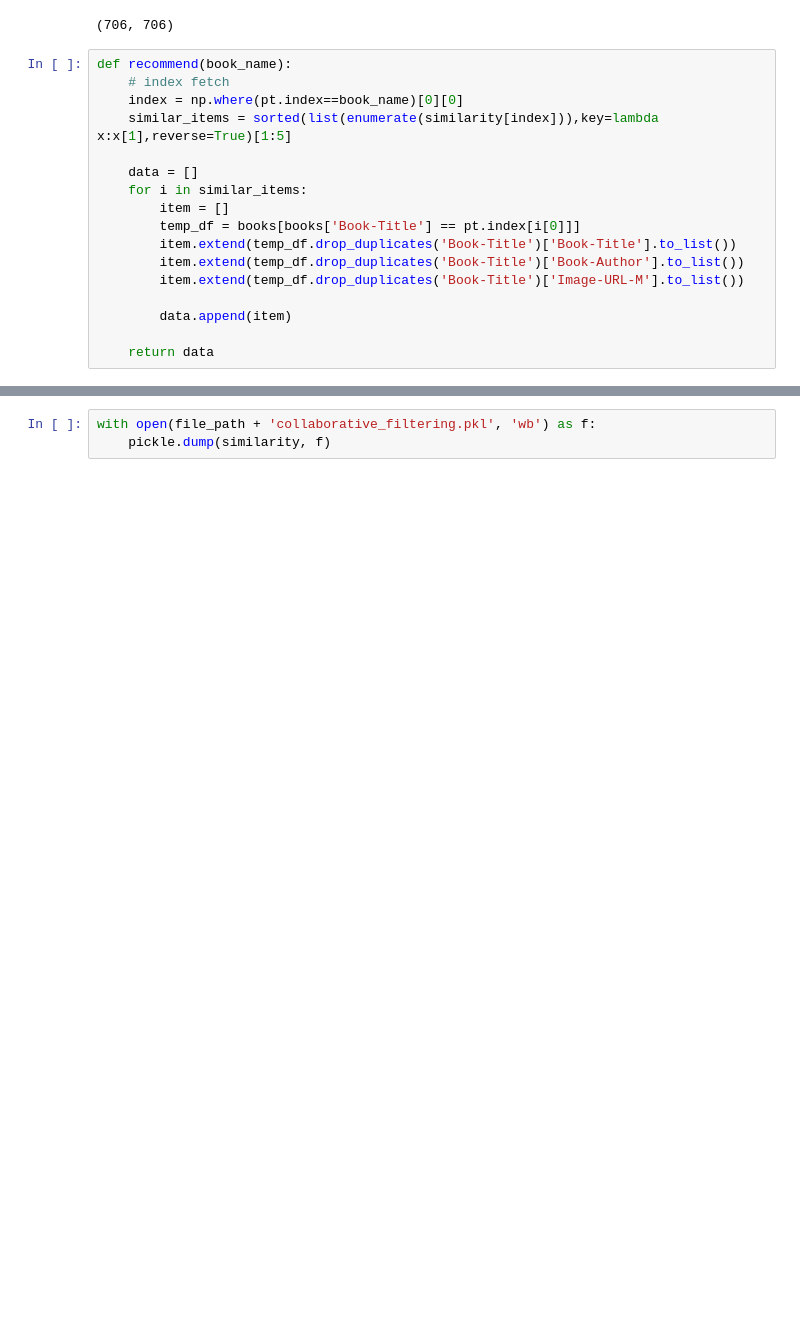
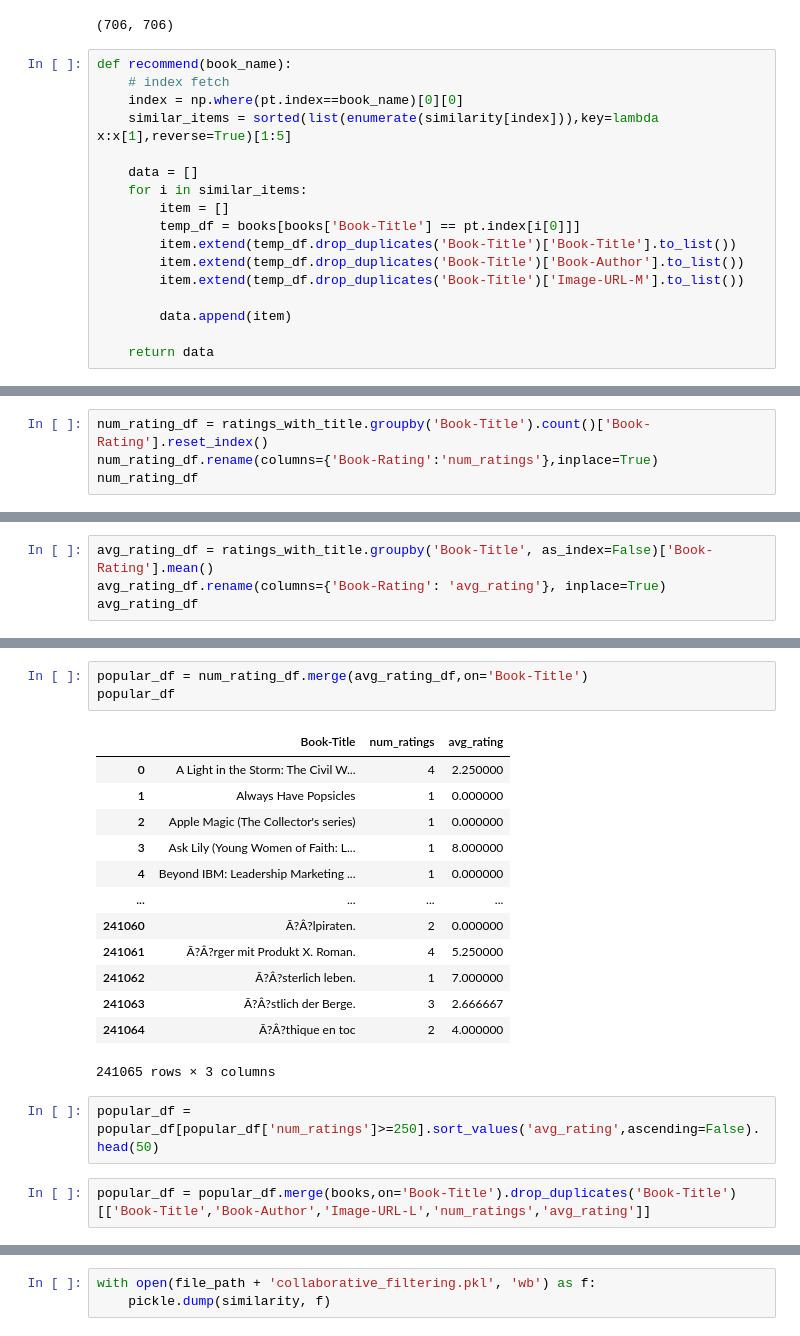
Before and after one commit to hanselijahv/book-recommendation-system, a Jupyter notebook: data_processing.ipynb, the cells around one changed output, grey strips where cells are left out. Saved outputs shown, nothing was run; the diff lists cells and outputs as text; blank space fills up the shorter version.

```diff
--- a/data_processing.ipynb
+++ b/data_processing.ipynb
@@ -139,0 +275,4 @@ recommend('1984')
+# %%
+num_rating_df = ratings_with_title.groupby('Book-Title').count()['Book-Rating'].reset_index()
+num_rating_df.rename(columns={'Book-Rating':'num_ratings'},inplace=True)
+num_rating_df
@@ -139,0 +293,4 @@ recommend('1984')
+# %%
+avg_rating_df = ratings_with_title.groupby('Book-Title', as_index=False)['Book-Rating'].mean()
+avg_rating_df.rename(columns={'Book-Rating': 'avg_rating'}, inplace=True)
+avg_rating_df
@@ -139,0 +311,21 @@ recommend('1984')
+# %%
+popular_df = num_rating_df.merge(avg_rating_df,on='Book-Title')
+popular_df
+# %% [output]
+|  | Book-Title | num_ratings | avg_rating |
+| 0 | A Light in the Storm: The Civil W... | 4 | 2.250000 |
+| 1 | Always Have Popsicles | 1 | 0.000000 |
+| 2 | Apple Magic (The Collector's series) | 1 | 0.000000 |
+| 3 | Ask Lily (Young Women of Faith: L... | 1 | 8.000000 |
+| 4 | Beyond IBM: Leadership Marketing ... | 1 | 0.000000 |
+| ... | ... | ... | ... |
+| 241060 | Ã?Â?lpiraten. | 2 | 0.000000 |
+| 241061 | Ã?Â?rger mit Produkt X. Roman. | 4 | 5.250000 |
+| 241062 | Ã?Â?sterlich leben. | 1 | 7.000000 |
+| 241063 | Ã?Â?stlich der Berge. | 3 | 2.666667 |
+| 241064 | Ã?Â?thique en toc | 2 | 4.000000 |
+241065 rows × 3 columns
+# %%
+popular_df = popular_df[popular_df['num_ratings']>=250].sort_values('avg_rating',ascending=False).head(50)
+# %%
+popular_df = popular_df.merge(books,on='Book-Title').drop_duplicates('Book-Title')[['Book-Title','Book-Author','Image-URL-L','num_ratings','avg_rating']]
```
Also changed, not shown: parts of 22 cells of this notebook, 11 other files.
